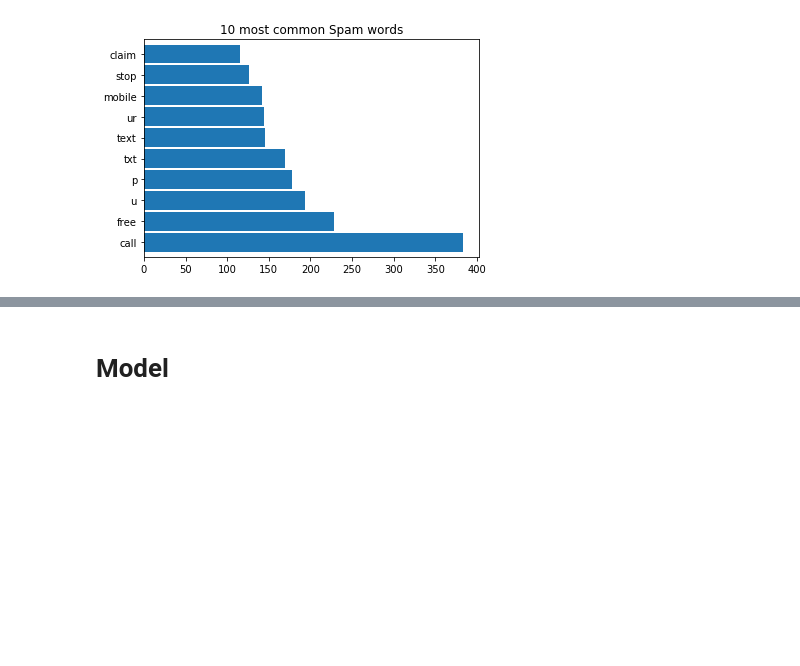
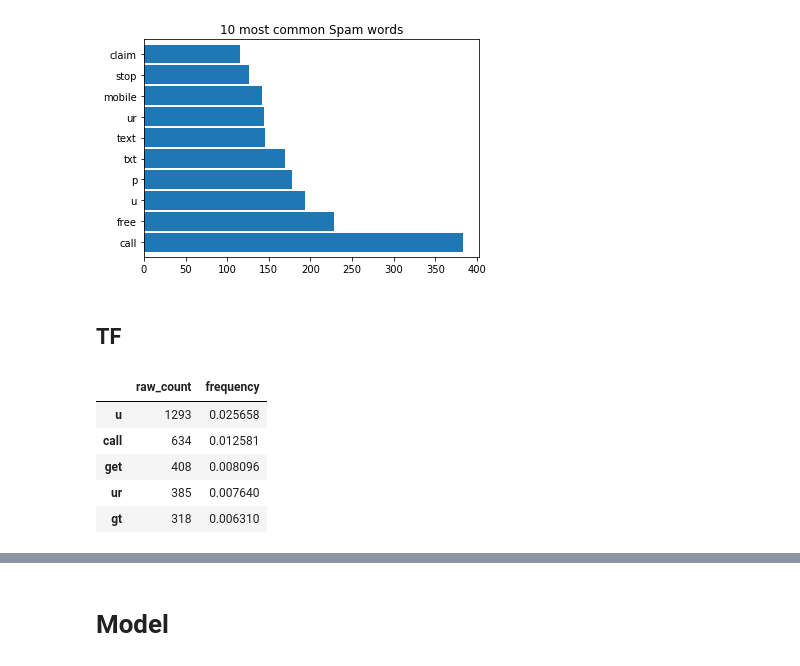
Before and after one commit to davidtenorio1/ds-methodologies-exercises, a Jupyter notebook: nlp/model.ipynb, the cells around one changed output, grey strips where cells are left out. Cells and saved outputs as stored; diff of their text form; code cells hidden in the pictures; blank space fills up the shorter version.

```diff
--- a/nlp/model.ipynb
+++ b/nlp/model.ipynb
@@ -103,3 +110,17 @@ plt.title('10 most common Spam words')
 # %% [output]
 Text(0.5, 1.0, '10 most common Spam words')
 [figure]
+# %% [markdown]
+## TF
+# %%
+raw_count = pd.Series(" ".join(df.prepped).split()).value_counts()
+tf_df = pd.DataFrame({'raw_count': raw_count})
+tf_df = tf_df.assign(frequency = lambda df: df.raw_count / df.raw_count.sum())
+tf_df.head()
+# %% [output]
+|  | raw_count | frequency |
+| u | 1293 | 0.025658 |
+| call | 634 | 0.012581 |
+| get | 408 | 0.008096 |
+| ur | 385 | 0.007640 |
+| gt | 318 | 0.006310 |
```
Also changed, not shown: parts of 13 cells of this notebook, 3 other files.
